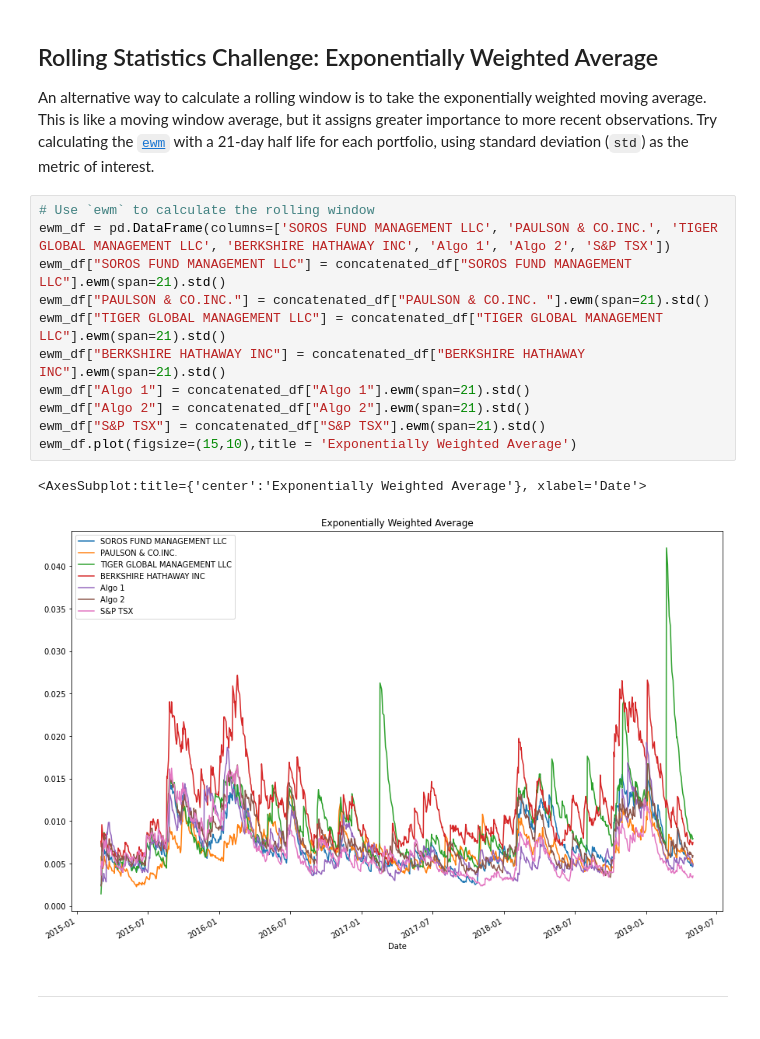
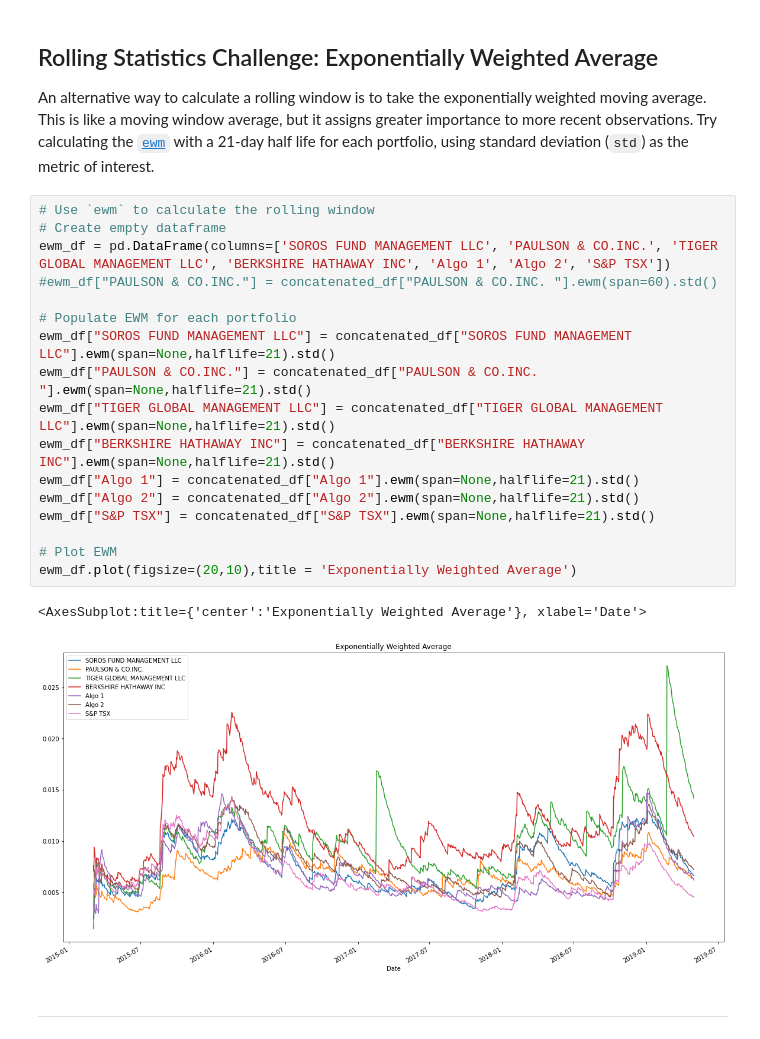
Before and after one commit to nagpalmanpreet/whale-analysis, a Jupyter notebook: whale_analysis.ipynb, the cells around one changed output. Cells and saved outputs as stored; diff of their text form.

Commit message:
Corrected the Span and HalfLife for EWM

```diff
--- a/whale_analysis.ipynb
+++ b/whale_analysis.ipynb
@@ -338,18 +338,24 @@ rolling_beta.plot(figsize=(20,10), title = 'Berkshire Hathaway Inc. Beta')
 An alternative way to calculate a rolling window is to take the exponentially weighted moving average. This is like a moving window average, but it assigns greater importance to more recent observations. Try calculating the [`ewm`](https://pandas.pydata.org/pandas-docs/stable/reference/api/pandas.DataFrame.ewm.html) with a 21-day half life for each portfolio, using standard deviation (`std`) as the metric of interest.
 # %%
 # Use `ewm` to calculate the rolling window
+# Create empty dataframe
 ewm_df = pd.DataFrame(columns=['SOROS FUND MANAGEMENT LLC', 'PAULSON & CO.INC.', 'TIGER GLOBAL MANAGEMENT LLC', 'BERKSHIRE HATHAWAY INC', 'Algo 1', 'Algo 2', 'S&P TSX'])
-ewm_df["SOROS FUND MANAGEMENT LLC"] = concatenated_df["SOROS FUND MANAGEMENT LLC"].ewm(span=21).std()
-ewm_df["PAULSON & CO.INC."] = concatenated_df["PAULSON & CO.INC. "].ewm(span=21).std()
-ewm_df["TIGER GLOBAL MANAGEMENT LLC"] = concatenated_df["TIGER GLOBAL MANAGEMENT LLC"].ewm(span=21).std()
-ewm_df["BERKSHIRE HATHAWAY INC"] = concatenated_df["BERKSHIRE HATHAWAY INC"].ewm(span=21).std()
-ewm_df["Algo 1"] = concatenated_df["Algo 1"].ewm(span=21).std()
-ewm_df["Algo 2"] = concatenated_df["Algo 2"].ewm(span=21).std()
-ewm_df["S&P TSX"] = concatenated_df["S&P TSX"].ewm(span=21).std()
-ewm_df.plot(figsize=(15,10),title = 'Exponentially Weighted Average')
+#ewm_df["PAULSON & CO.INC."] = concatenated_df["PAULSON & CO.INC. "].ewm(span=60).std()
+
+# Populate EWM for each portfolio
+ewm_df["SOROS FUND MANAGEMENT LLC"] = concatenated_df["SOROS FUND MANAGEMENT LLC"].ewm(span=None,halflife=21).std()
+ewm_df["PAULSON & CO.INC."] = concatenated_df["PAULSON & CO.INC. "].ewm(span=None,halflife=21).std()
+ewm_df["TIGER GLOBAL MANAGEMENT LLC"] = concatenated_df["TIGER GLOBAL MANAGEMENT LLC"].ewm(span=None,halflife=21).std()
+ewm_df["BERKSHIRE HATHAWAY INC"] = concatenated_df["BERKSHIRE HATHAWAY INC"].ewm(span=None,halflife=21).std()
+ewm_df["Algo 1"] = concatenated_df["Algo 1"].ewm(span=None,halflife=21).std()
+ewm_df["Algo 2"] = concatenated_df["Algo 2"].ewm(span=None,halflife=21).std()
+ewm_df["S&P TSX"] = concatenated_df["S&P TSX"].ewm(span=None,halflife=21).std()
+
+# Plot EWM
+ewm_df.plot(figsize=(20,10),title = 'Exponentially Weighted Average')
 # %% [output]
 <AxesSubplot:title={'center':'Exponentially Weighted Average'}, xlabel='Date'>
-[figure, old version]
+[figure, new version]
 # %% [markdown]
 ---
 # %% [markdown]
```
Also changed, not shown: parts of 7 cells of this notebook.
